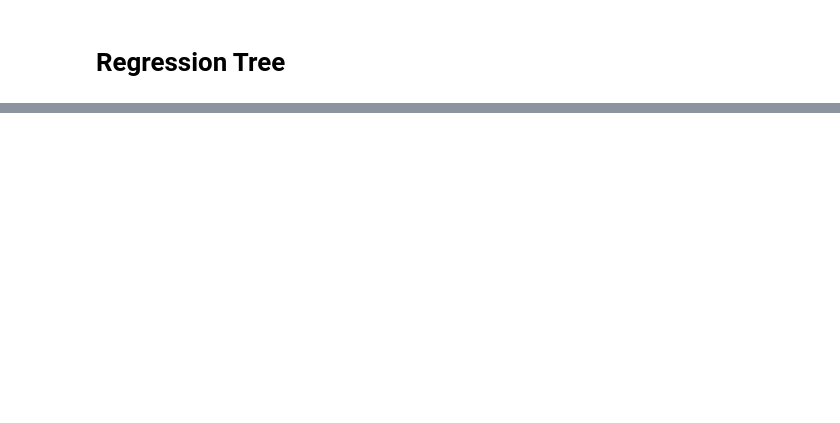
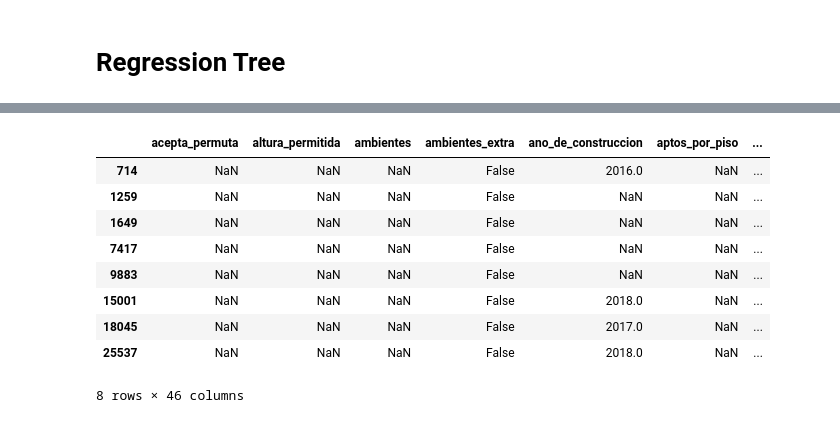
Before and after one commit to creyesp/houses-project, a Jupyter notebook: notebooks/sklearn.ipynb, the cells around one changed output, grey strips where cells are left out. Saved outputs shown, nothing was run; the diff lists cells and outputs as text; code cells hidden in the pictures; blank space fills up the shorter version.

```diff
--- a/notebooks/sklearn.ipynb
+++ b/notebooks/sklearn.ipynb
@@ -241,0 +222,14 @@ f, ax = plt.subplots()
+# %%
+df_raw[df_raw['gastos_comunes']>1000000]
+#df_selected['garajes'].unique()
+# %% [output]
+|  | acepta_permuta | altura_permitida | ambientes | ambientes_extra | ano_de_construccion | aptos_por_piso | ... |
+| 714 | NaN | NaN | NaN | False | 2016.0 | NaN | ... |
+| 1259 | NaN | NaN | NaN | False | NaN | NaN | ... |
+| 1649 | NaN | NaN | NaN | False | NaN | NaN | ... |
+| 7417 | NaN | NaN | NaN | False | NaN | NaN | ... |
+| 9883 | NaN | NaN | NaN | False | NaN | NaN | ... |
+| 15001 | NaN | NaN | NaN | False | 2018.0 | NaN | ... |
+| 18045 | NaN | NaN | NaN | False | 2017.0 | NaN | ... |
+| 25537 | NaN | NaN | NaN | False | 2018.0 | NaN | ... |
+8 rows × 46 columns
```
Also changed, not shown: parts of 32 cells of this notebook, 2 other files.
